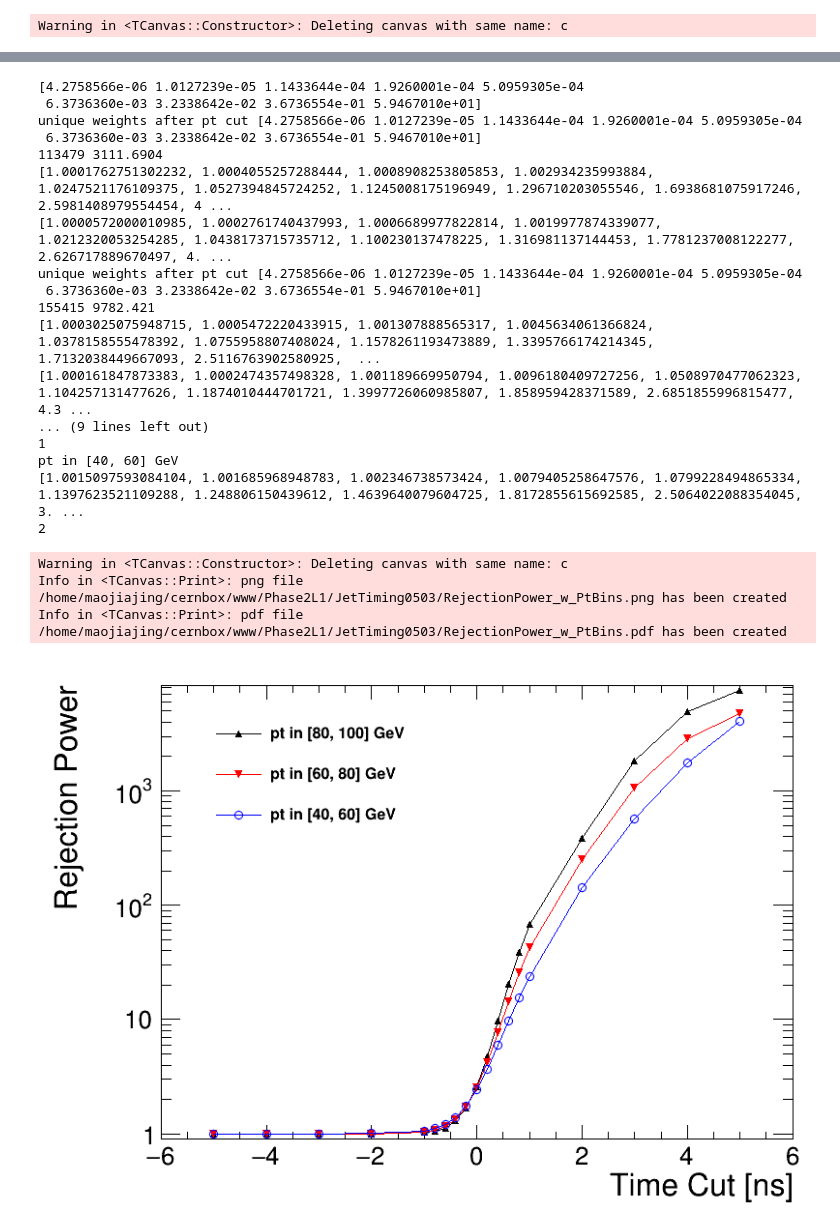
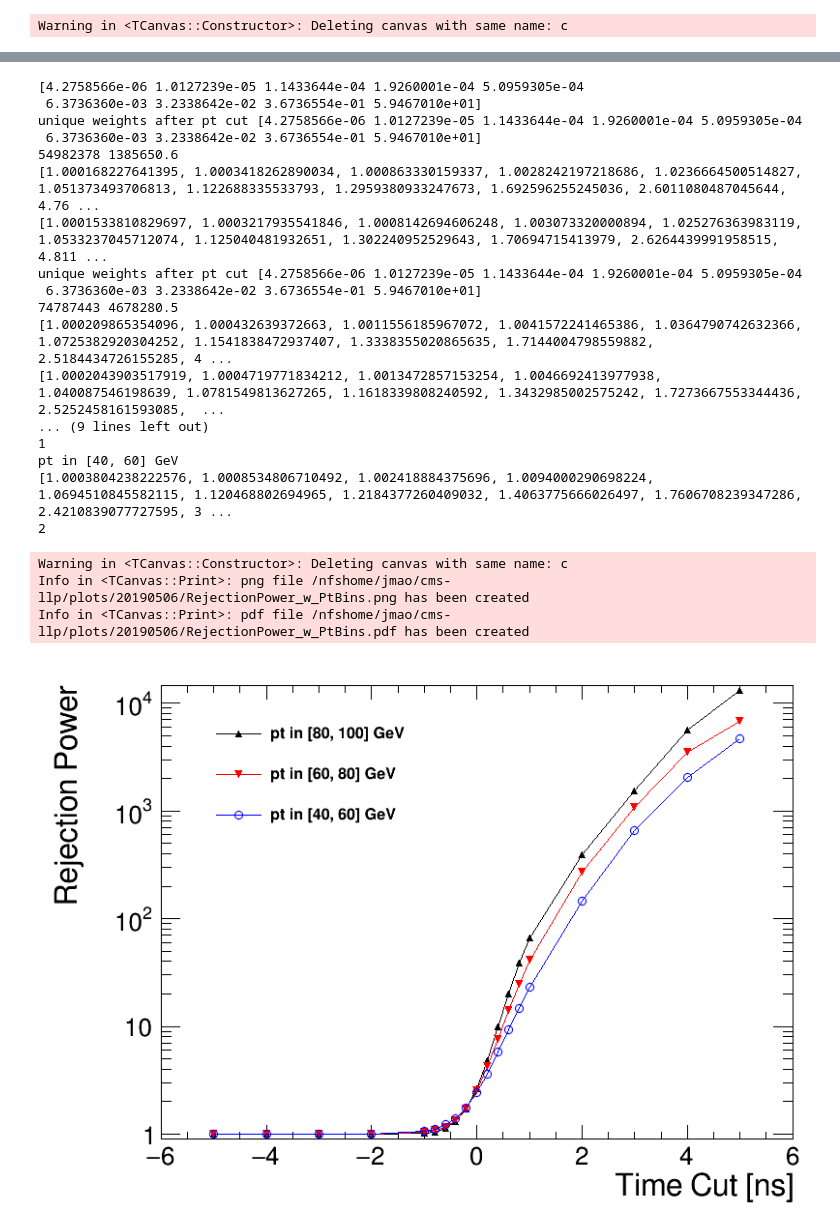
Before and after one commit to cms-lpc-llp/delayed_jet_analyzer, a Jupyter notebook: plot_scripts/event_selection/QCD_Inclusive_timing_study.ipynb, the cells around one changed output, grey strips where cells are left out. Cells and saved outputs as stored; diff of their text form; code cells hidden in the pictures.

Commit message:
run jet timing selection QCD sample rejection power on GPU

```diff
--- a/plot_scripts/event_selection/QCD_Inclusive_timing_study.ipynb
+++ b/plot_scripts/event_selection/QCD_Inclusive_timing_study.ipynb
@@ -680,7 +663,7 @@ t_cuts = [-5.,-4.,-3.,-2.,-1.,-0.8,-0.6,-0.4,-0.2,0.,0.2,0.4,0.6,0.8,1.,2.,3.,4.
 jetTime = tree['jetTime'].array()
 jetPt = tree['jetPt'].array()
 weight = tree['weight'].array()
-print np.unique(weight)
+print(np.unique(weight))
 # print 'Time',jetTime[:3]
 # print 'Pt',jetPt[:3]
 # print 'Weight',weight[:3]
@@ -728,9 +711,9 @@ for m,n in enumerate(pt_range):
     #print 'pt range = [',n[0],',',n[1],'] GeV, after pt cut ',ptcutted_t_v.shape
     Ntotal = ptcutted_t_v.shape[0]
     #Ntotal_w = ptcutted_w_v.shape[0]
-    print 'unique weights after pt cut',np.unique(ptcutted_w_v)
+    print ('unique weights after pt cut',np.unique(ptcutted_w_v))
     Ntotal_w = np.sum(ptcutted_w_v)
-    print Ntotal, Ntotal_w
+    print(Ntotal, Ntotal_w)
     Power_rej[m] = []
     Power_rej_w[m] = []
     for p, q in enumerate(t_cuts):
@@ -755,8 +738,8 @@ for m,n in enumerate(pt_range):
     #Power_rej[m] = np.array(Power_rej[m])
     #print 'Rejection power',Power_rej[m]
     #print Power_rej[m].shape
-    print Power_rej[m]
-    print Power_rej_w[m]
+    print(Power_rej[m])
+    print(Power_rej_w[m])
 
 
 #make plot
@@ -766,73 +749,73 @@ leg.SetTextSize(0.03)
 rt.gStyle.SetOptStat(0000)
 i = 0
 
-hrej = {}
+hrej_w = {}
 
 for m,n in enumerate(pt_range):
 #     if i==1 :
 
     pt_string = 'pt in [' + str(n[0]) + ', ' + str(n[1]) + '] GeV'
     name_string = 'pt_' + str(n[0]) + '_' + str(n[1])
-    print pt_string
+    print(pt_string)
     power = Power_rej_w[m]
     #power = Power_rej[m]
-    print power
-    num = len(Power_rej[m])
+    print(power)
+    num = len(Power_rej_w[m])
     #print num, t_cuts, power
     t_cuts = np.array(t_cuts)
-    power = np.array(Power_rej[m])
+    power = np.array(Power_rej_w[m])
     #print num, t_cuts, power
-    hrej[m] = rt.TGraph(num , t_cuts, power)
+    hrej_w[m] = rt.TGraph(num , t_cuts, power)
 
     #print num, t_cuts, power
-    hrej[m].SetLineColor(std_color_list[i])
-    hrej[m].SetMarkerColor(std_color_list[i])
-    hrej[m].SetMarkerStyle(22+i)
+    hrej_w[m].SetLineColor(std_color_list[i])
+    hrej_w[m].SetMarkerColor(std_color_list[i])
+    hrej_w[m].SetMarkerStyle(22+i)
 #     hrej[m].SetMarkerSize(2)
 
 
-    leg.AddEntry(hrej[m],pt_string)
+    leg.AddEntry(hrej_w[m],pt_string)
     leg.SetBorderSize(0)
         #hrej[m].GetYaxis().SetRangeUser(0,1000)
 
     if i==0 :
         #hrej[m].GetYaxis().SetRangeUser(0,1000)
-        hrej[m].SetTitle( 'Rejection Power' )
-        hrej[m].GetXaxis().SetTitle( 'Time Cut [ns]' )
+        hrej_w[m].SetTitle( 'Rejection Power' )
+        hrej_w[m].GetXaxis().SetTitle( 'Time Cut [ns]' )
         #hrej[m].GetXaxis().SetRangeUser(-10,10)
-        hrej[m].GetYaxis().SetRangeUser(0,10000)
-        hrej[m].GetYaxis().SetTitle( 'Rejection Power' )
-        hrej[m].Draw('ALP')
+        hrej_w[m].GetYaxis().SetRangeUser(0,10000)
+        hrej_w[m].GetYaxis().SetTitle( 'Rejection Power' )
+        hrej_w[m].Draw('ALP')
     else:
-        print i
-        hrej[m].Draw('LPsame')
+        print(i)
+        hrej_w[m].Draw('LPsame')
 
     i+=1
 
 leg.Draw()
 c.SetLogy()
 c.Draw()
 c.SaveAs(out_dir+'RejectionPower_w_PtBins.png')
 c.SaveAs(out_dir+'RejectionPower_w_PtBins.pdf')
 # %% [output]
 [4.2758566e-06 1.0127239e-05 1.1433644e-04 1.9260001e-04 5.0959305e-04
  6.3736360e-03 3.2338642e-02 3.6736554e-01 5.9467010e+01]
 unique weights after pt cut [4.2758566e-06 1.0127239e-05 1.1433644e-04 1.9260001e-04 5.0959305e-04
  6.3736360e-03 3.2338642e-02 3.6736554e-01 5.9467010e+01]
-113479 3111.6904
-[1.0001762751302232, 1.0004055257288444, 1.0008908253805853, 1.002934235993884, 1.0247521176109375, 1.0527394845724252, 1.1245008175196949, 1.296710203055546, 1.6938681075917246, 2.5981408979554454, 4 ...
-[1.0000572000010985, 1.0002761740437993, 1.0006689977822814, 1.0019977874339077, 1.0212320053254285, 1.0438173715735712, 1.100230137478225, 1.316981137144453, 1.7781237008122277, 2.626717889670497, 4. ...
+54982378 1385650.6
+[1.000168227641395, 1.0003418262890034, 1.000863330159337, 1.0028242197218686, 1.0236664500514827, 1.051373493706813, 1.122688335533793, 1.2959380933247673, 1.692596255245036, 2.6011080487045644, 4.76 ...
+[1.0001533810829697, 1.0003217935541846, 1.0008142694606248, 1.003073320000894, 1.025276363983119, 1.0533237045712074, 1.125040481932651, 1.302240952529643, 1.70694715413979, 2.6264439991958515, 4.811 ...
 unique weights after pt cut [4.2758566e-06 1.0127239e-05 1.1433644e-04 1.9260001e-04 5.0959305e-04
  6.3736360e-03 3.2338642e-02 3.6736554e-01 5.9467010e+01]
-155415 9782.421
-[1.0003025075948715, 1.0005472220433915, 1.001307888565317, 1.0045634061366824, 1.0378158555478392, 1.0755958807408024, 1.1578261193473889, 1.3395766174214345, 1.7132038449667093, 2.5116763902580925,  ...
-[1.000161847873383, 1.0002474357498328, 1.001189669950794, 1.0096180409727256, 1.0508970477062323, 1.104257131477626, 1.1874010444701721, 1.3997726060985807, 1.858959428371589, 2.6851855996815477, 4.3 ...
+74787443 4678280.5
+[1.000209865354096, 1.000432639372663, 1.0011556185967072, 1.0041572241465386, 1.0364790742632366, 1.0725382920304252, 1.1541838472937407, 1.3338355020865635, 1.7144004798559882, 2.5184434726155285, 4 ...
+[1.0002043903517919, 1.0004719771834212, 1.0013472857153254, 1.0046692413977938, 1.040087546198639, 1.0781549813627265, 1.1618339808240592, 1.3432985002575242, 1.7273667553344436, 2.5252458161593085,  ...
 ... (9 lines left out)
 1
 pt in [40, 60] GeV
-[1.0015097593084104, 1.001685968948783, 1.002346738573424, 1.0079405258647576, 1.0799228494865334, 1.1397623521109288, 1.248806150439612, 1.4639640079604725, 1.8172855615692585, 2.5064022088354045, 3. ...
+[1.0003804238222576, 1.0008534806710492, 1.002418884375696, 1.0094000290698224, 1.0694510845582115, 1.120468802694965, 1.2184377260409032, 1.4063775666026497, 1.7606708239347286, 2.4210839077727595, 3 ...
 2
 Warning in <TCanvas::Constructor>: Deleting canvas with same name: c
-Info in <TCanvas::Print>: png file /home/maojiajing/cernbox/www/Phase2L1/JetTiming0503/RejectionPower_w_PtBins.png has been created
-Info in <TCanvas::Print>: pdf file /home/maojiajing/cernbox/www/Phase2L1/JetTiming0503/RejectionPower_w_PtBins.pdf has been created
+Info in <TCanvas::Print>: png file /nfshome/jmao/cms-llp/plots/20190506/RejectionPower_w_PtBins.png has been created
+Info in <TCanvas::Print>: pdf file /nfshome/jmao/cms-llp/plots/20190506/RejectionPower_w_PtBins.pdf has been created
-[figure, old version]
+[figure, new version]
```
Also changed, not shown: parts of 15 cells of this notebook.
